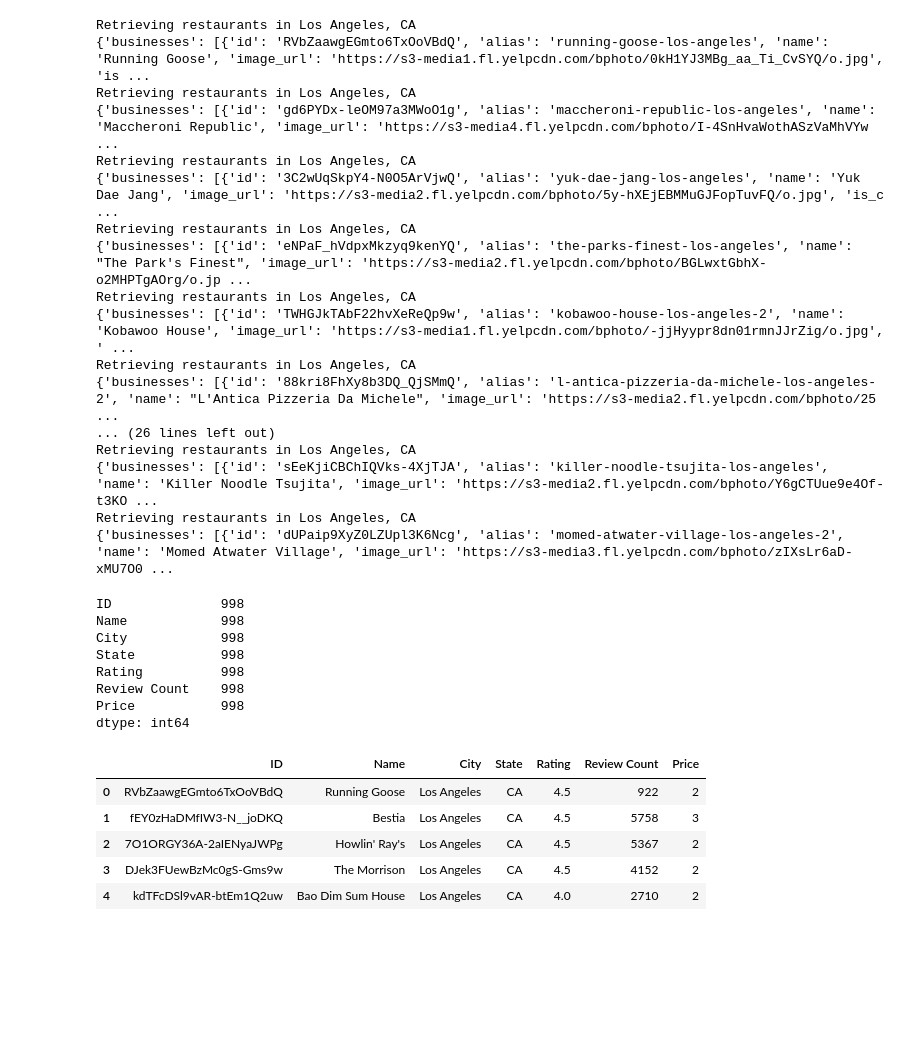
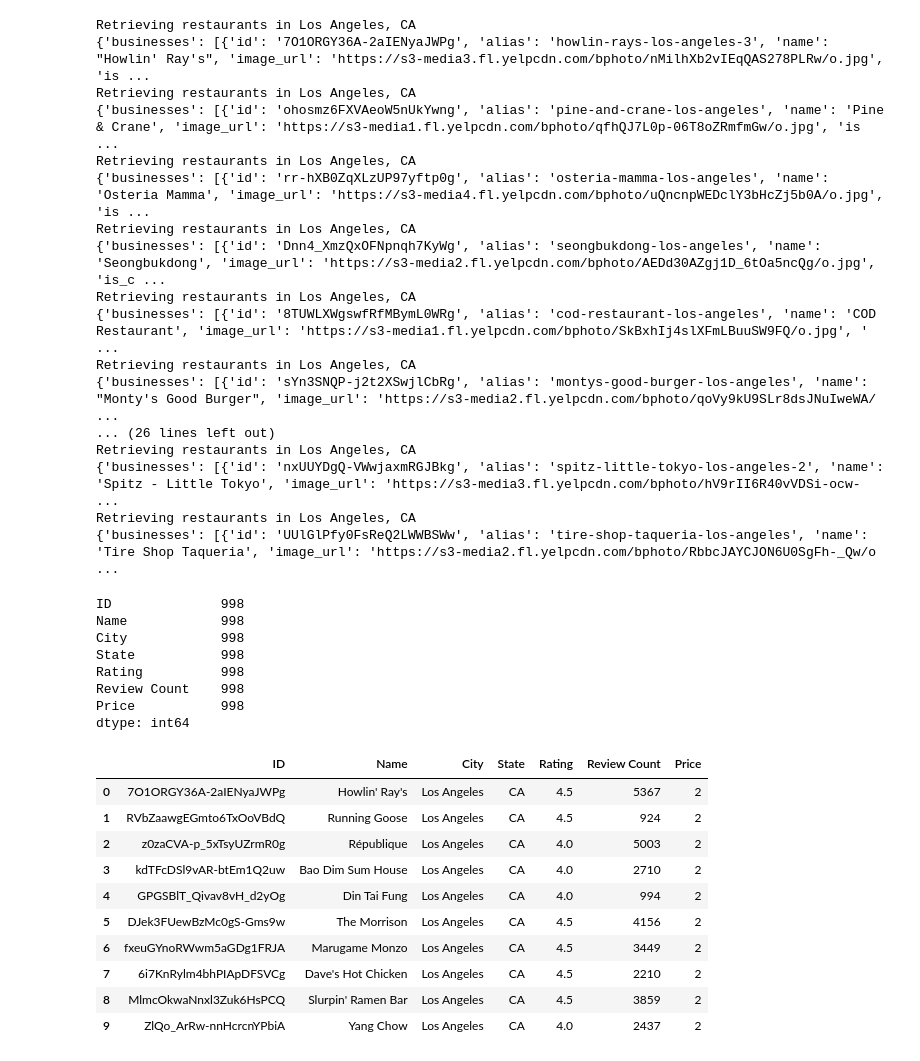
Before and after one commit to hmzskr/Project_3, a Jupyter notebook: Project3.ipynb, the cells around one changed output. Cells and saved outputs as stored; diff of their text form; code cells hidden in the pictures; blank space fills up the shorter version.

```diff
--- a/Project3.ipynb
+++ b/Project3.ipynb
@@ -6,7 +6,7 @@ import requests
 # %%
 # Get data from Yelp
 
-ykey = "ENTER YOUR API KEY"
+ykey = "R7cyrer-m7k19f9T_qovCdlGweHT3eN_PWY7EpkKOue03YgAZmLjewK-zu_JR34x3iOOCEeqzfBkA_Spqo9A8O9nx38zDsMvoBCJqWNhvYxzzYlveL7ugSLTTD87XXYx"
 
 yelp_url = 'https://api.yelp.com/v3/businesses/search'
 yelp_headers = {'Authorization': 'Bearer %s' % ykey}
@@ -48,22 +48,22 @@ for offset in range(0, 1000, 20):
             price_list.append('')
 # %% [output]
 Retrieving restaurants in Los Angeles, CA
-{'businesses': [{'id': 'RVbZaawgEGmto6TxOoVBdQ', 'alias': 'running-goose-los-angeles', 'name': 'Running Goose', 'image_url': 'https://s3-media1.fl.yelpcdn.com/bphoto/0kH1YJ3MBg_aa_Ti_CvSYQ/o.jpg', 'is ...
+{'businesses': [{'id': '7O1ORGY36A-2aIENyaJWPg', 'alias': 'howlin-rays-los-angeles-3', 'name': "Howlin' Ray's", 'image_url': 'https://s3-media3.fl.yelpcdn.com/bphoto/nMilhXb2vIEqQAS278PLRw/o.jpg', 'is ...
 Retrieving restaurants in Los Angeles, CA
-{'businesses': [{'id': 'gd6PYDx-leOM97a3MWoO1g', 'alias': 'maccheroni-republic-los-angeles', 'name': 'Maccheroni Republic', 'image_url': 'https://s3-media4.fl.yelpcdn.com/bphoto/I-4SnHvaWothASzVaMhVYw ...
+{'businesses': [{'id': 'ohosmz6FXVAeoW5nUkYwng', 'alias': 'pine-and-crane-los-angeles', 'name': 'Pine & Crane', 'image_url': 'https://s3-media1.fl.yelpcdn.com/bphoto/qfhQJ7L0p-06T8oZRmfmGw/o.jpg', 'is ...
 Retrieving restaurants in Los Angeles, CA
-{'businesses': [{'id': '3C2wUqSkpY4-N0O5ArVjwQ', 'alias': 'yuk-dae-jang-los-angeles', 'name': 'Yuk Dae Jang', 'image_url': 'https://s3-media2.fl.yelpcdn.com/bphoto/5y-hXEjEBMMuGJFopTuvFQ/o.jpg', 'is_c ...
+{'businesses': [{'id': 'rr-hXB0ZqXLzUP97yftp0g', 'alias': 'osteria-mamma-los-angeles', 'name': 'Osteria Mamma', 'image_url': 'https://s3-media4.fl.yelpcdn.com/bphoto/uQncnpWEDclY3bHcZj5b0A/o.jpg', 'is ...
 Retrieving restaurants in Los Angeles, CA
-{'businesses': [{'id': 'eNPaF_hVdpxMkzyq9kenYQ', 'alias': 'the-parks-finest-los-angeles', 'name': "The Park's Finest", 'image_url': 'https://s3-media2.fl.yelpcdn.com/bphoto/BGLwxtGbhX-o2MHPTgAOrg/o.jp ...
+{'businesses': [{'id': 'Dnn4_XmzQxOFNpnqh7KyWg', 'alias': 'seongbukdong-los-angeles', 'name': 'Seongbukdong', 'image_url': 'https://s3-media2.fl.yelpcdn.com/bphoto/AEDd30AZgj1D_6tOa5ncQg/o.jpg', 'is_c ...
 Retrieving restaurants in Los Angeles, CA
-{'businesses': [{'id': 'TWHGJkTAbF22hvXeReQp9w', 'alias': 'kobawoo-house-los-angeles-2', 'name': 'Kobawoo House', 'image_url': 'https://s3-media1.fl.yelpcdn.com/bphoto/-jjHyypr8dn01rmnJJrZig/o.jpg', ' ...
+{'businesses': [{'id': '8TUWLXWgswfRfMBymL0WRg', 'alias': 'cod-restaurant-los-angeles', 'name': 'COD Restaurant', 'image_url': 'https://s3-media1.fl.yelpcdn.com/bphoto/SkBxhIj4slXFmLBuuSW9FQ/o.jpg', ' ...
 Retrieving restaurants in Los Angeles, CA
-{'businesses': [{'id': '88kri8FhXy8b3DQ_QjSMmQ', 'alias': 'l-antica-pizzeria-da-michele-los-angeles-2', 'name': "L'Antica Pizzeria Da Michele", 'image_url': 'https://s3-media2.fl.yelpcdn.com/bphoto/25 ...
+{'businesses': [{'id': 'sYn3SNQP-j2t2XSwjlCbRg', 'alias': 'montys-good-burger-los-angeles', 'name': "Monty's Good Burger", 'image_url': 'https://s3-media2.fl.yelpcdn.com/bphoto/qoVy9kU9SLr8dsJNuIweWA/ ...
 ... (26 lines left out)
 Retrieving restaurants in Los Angeles, CA
-{'businesses': [{'id': 'sEeKjiCBChIQVks-4XjTJA', 'alias': 'killer-noodle-tsujita-los-angeles', 'name': 'Killer Noodle Tsujita', 'image_url': 'https://s3-media2.fl.yelpcdn.com/bphoto/Y6gCTUue9e4Of-t3KO ...
+{'businesses': [{'id': 'nxUUYDgQ-VWwjaxmRGJBkg', 'alias': 'spitz-little-tokyo-los-angeles-2', 'name': 'Spitz - Little Tokyo', 'image_url': 'https://s3-media3.fl.yelpcdn.com/bphoto/hV9rII6R40vVDSi-ocw- ...
 Retrieving restaurants in Los Angeles, CA
-{'businesses': [{'id': 'dUPaip9XyZ0LZUpl3K6Ncg', 'alias': 'momed-atwater-village-los-angeles-2', 'name': 'Momed Atwater Village', 'image_url': 'https://s3-media3.fl.yelpcdn.com/bphoto/zIXsLr6aD-xMU7O0 ...
+{'businesses': [{'id': 'UUlGlPfy0FsReQ2LWWBSWw', 'alias': 'tire-shop-taqueria-los-angeles', 'name': 'Tire Shop Taqueria', 'image_url': 'https://s3-media2.fl.yelpcdn.com/bphoto/RbbcJAYCJON6U0SgFh-_Qw/o ...
 # %%
 # Create DataFrame for all city restaurants
 
@@ -86,11 +86,16 @@ Review Count    998
 Price           998
 dtype: int64
 # %%
-restaurants_pd.head()
+restaurants_pd.head(10)
 # %% [output]
 |  | ID | Name | City | State | Rating | Review Count | Price |
-| 0 | RVbZaawgEGmto6TxOoVBdQ | Running Goose | Los Angeles | CA | 4.5 | 922 | 2 |
-| 1 | fEY0zHaDMfIW3-N__joDKQ | Bestia | Los Angeles | CA | 4.5 | 5758 | 3 |
-| 2 | 7O1ORGY36A-2aIENyaJWPg | Howlin' Ray's | Los Angeles | CA | 4.5 | 5367 | 2 |
-| 3 | DJek3FUewBzMc0gS-Gms9w | The Morrison | Los Angeles | CA | 4.5 | 4152 | 2 |
-| 4 | kdTFcDSl9vAR-btEm1Q2uw | Bao Dim Sum House | Los Angeles | CA | 4.0 | 2710 | 2 |
+| 0 | 7O1ORGY36A-2aIENyaJWPg | Howlin' Ray's | Los Angeles | CA | 4.5 | 5367 | 2 |
+| 1 | RVbZaawgEGmto6TxOoVBdQ | Running Goose | Los Angeles | CA | 4.5 | 924 | 2 |
+| 2 | z0zaCVA-p_5xTsyUZrmR0g | République | Los Angeles | CA | 4.0 | 5003 | 2 |
+| 3 | kdTFcDSl9vAR-btEm1Q2uw | Bao Dim Sum House | Los Angeles | CA | 4.0 | 2710 | 2 |
+| 4 | GPGSBlT_Qivav8vH_d2yOg | Din Tai Fung | Los Angeles | CA | 4.0 | 994 | 2 |
+| 5 | DJek3FUewBzMc0gS-Gms9w | The Morrison | Los Angeles | CA | 4.5 | 4156 | 2 |
+| 6 | fxeuGYnoRWwm5aGDg1FRJA | Marugame Monzo | Los Angeles | CA | 4.5 | 3449 | 2 |
+| 7 | 6i7KnRylm4bhPIApDFSVCg | Dave's Hot Chicken | Los Angeles | CA | 4.5 | 2210 | 2 |
+| 8 | MlmcOkwaNnxl3Zuk6HsPCQ | Slurpin' Ramen Bar | Los Angeles | CA | 4.5 | 3859 | 2 |
+| 9 | ZlQo_ArRw-nnHcrcnYPbiA | Yang Chow | Los Angeles | CA | 4.0 | 2437 | 2 |
```
Also changed, not shown: parts of 1 cell of this notebook, 2 other files.
